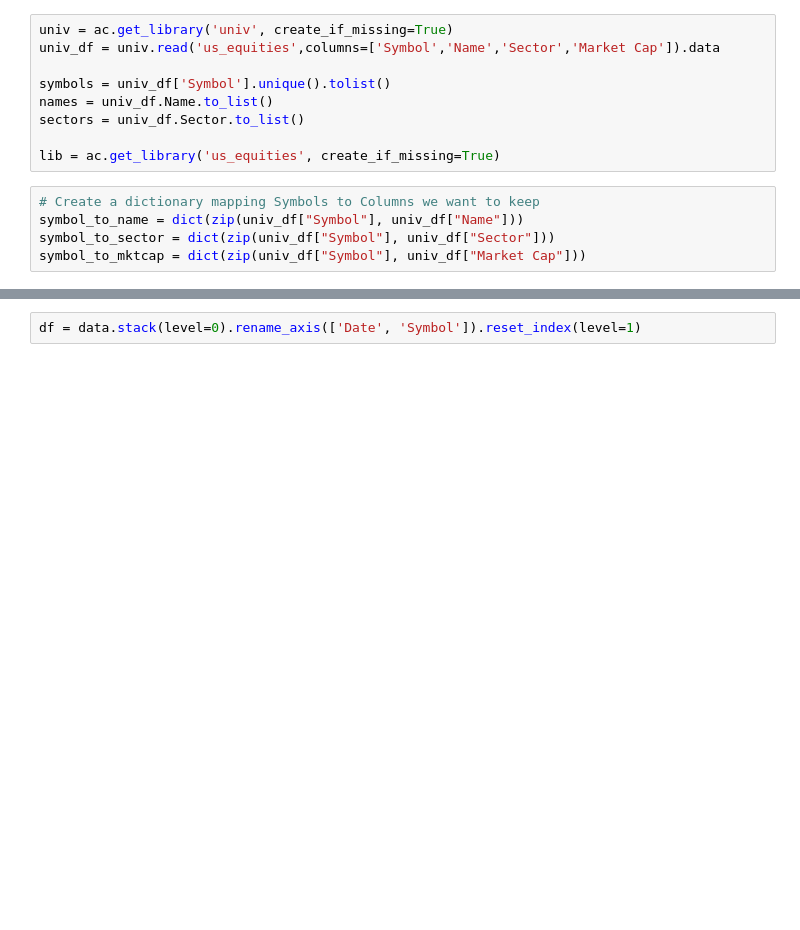
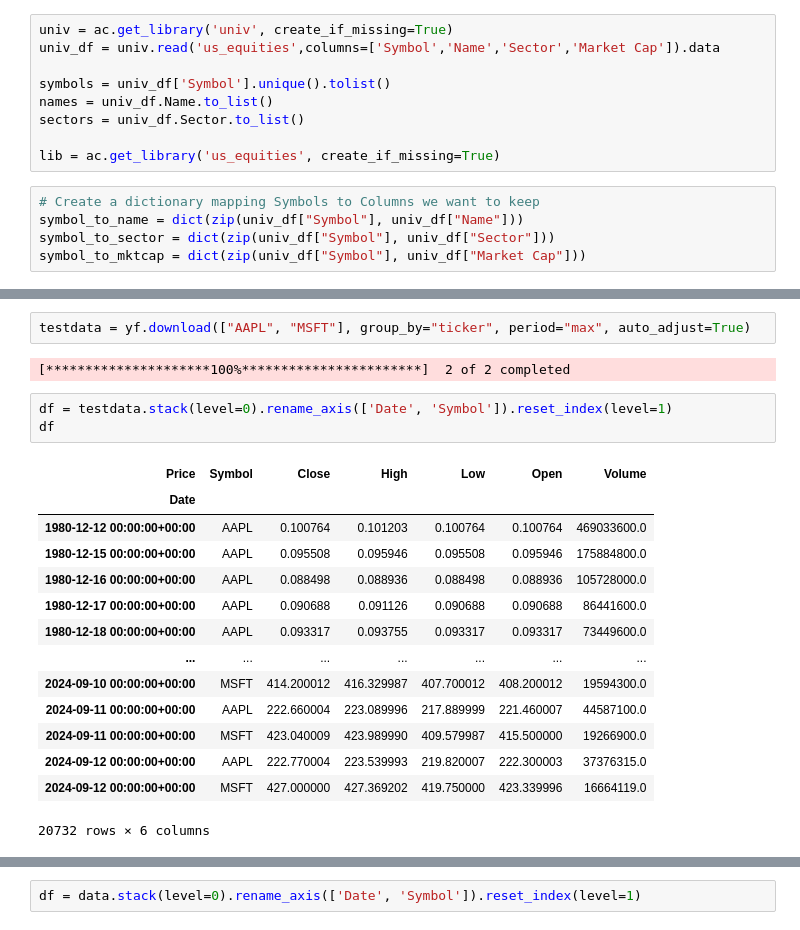
Before and after one commit to lowQuant/IB-Multi-Strategy-ATS, a Jupyter notebook: data_and_research/notebooks/download_us_sector_data.ipynb, the cells around one changed output, grey strips where cells are left out. Saved outputs shown, nothing was run; the diff lists cells and outputs as text; blank space fills up the shorter version.

```diff
--- a/data_and_research/notebooks/download_us_sector_data.ipynb
+++ b/data_and_research/notebooks/download_us_sector_data.ipynb
@@ -75,0 +178,22 @@ aapl
+# %%
+testdata = yf.download(["AAPL", "MSFT"], group_by="ticker", period="max", auto_adjust=True)
+# %% [output]
+[*********************100%***********************]  2 of 2 completed
+# %%
+df = testdata.stack(level=0).rename_axis(['Date', 'Symbol']).reset_index(level=1)
+df
+# %% [output]
+| Price | Symbol | Close | High | Low | Open | Volume |
+| Date |  |  |  |  |  |  |
+| 1980-12-12 00:00:00+00:00 | AAPL | 0.100764 | 0.101203 | 0.100764 | 0.100764 | 469033600.0 |
+| 1980-12-15 00:00:00+00:00 | AAPL | 0.095508 | 0.095946 | 0.095508 | 0.095946 | 175884800.0 |
+| 1980-12-16 00:00:00+00:00 | AAPL | 0.088498 | 0.088936 | 0.088498 | 0.088936 | 105728000.0 |
+| 1980-12-17 00:00:00+00:00 | AAPL | 0.090688 | 0.091126 | 0.090688 | 0.090688 | 86441600.0 |
+| 1980-12-18 00:00:00+00:00 | AAPL | 0.093317 | 0.093755 | 0.093317 | 0.093317 | 73449600.0 |
+| ... | ... | ... | ... | ... | ... | ... |
+| 2024-09-10 00:00:00+00:00 | MSFT | 414.200012 | 416.329987 | 407.700012 | 408.200012 | 19594300.0 |
+| 2024-09-11 00:00:00+00:00 | AAPL | 222.660004 | 223.089996 | 217.889999 | 221.460007 | 44587100.0 |
+| 2024-09-11 00:00:00+00:00 | MSFT | 423.040009 | 423.989990 | 409.579987 | 415.500000 | 19266900.0 |
+| 2024-09-12 00:00:00+00:00 | AAPL | 222.770004 | 223.539993 | 219.820007 | 222.300003 | 37376315.0 |
+| 2024-09-12 00:00:00+00:00 | MSFT | 427.000000 | 427.369202 | 419.750000 | 423.339996 | 16664119.0 |
+20732 rows × 6 columns
```
Also changed, not shown: parts of 23 cells of this notebook, 6 other files.
